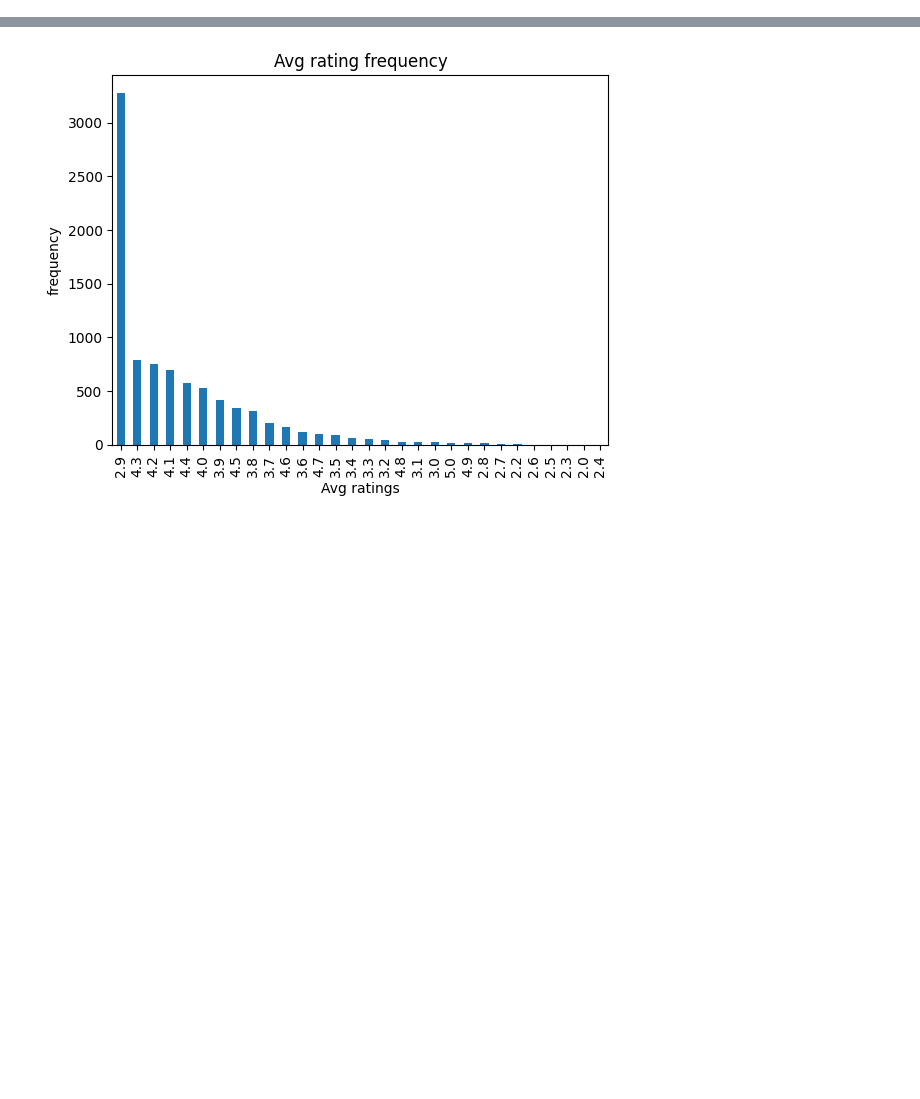
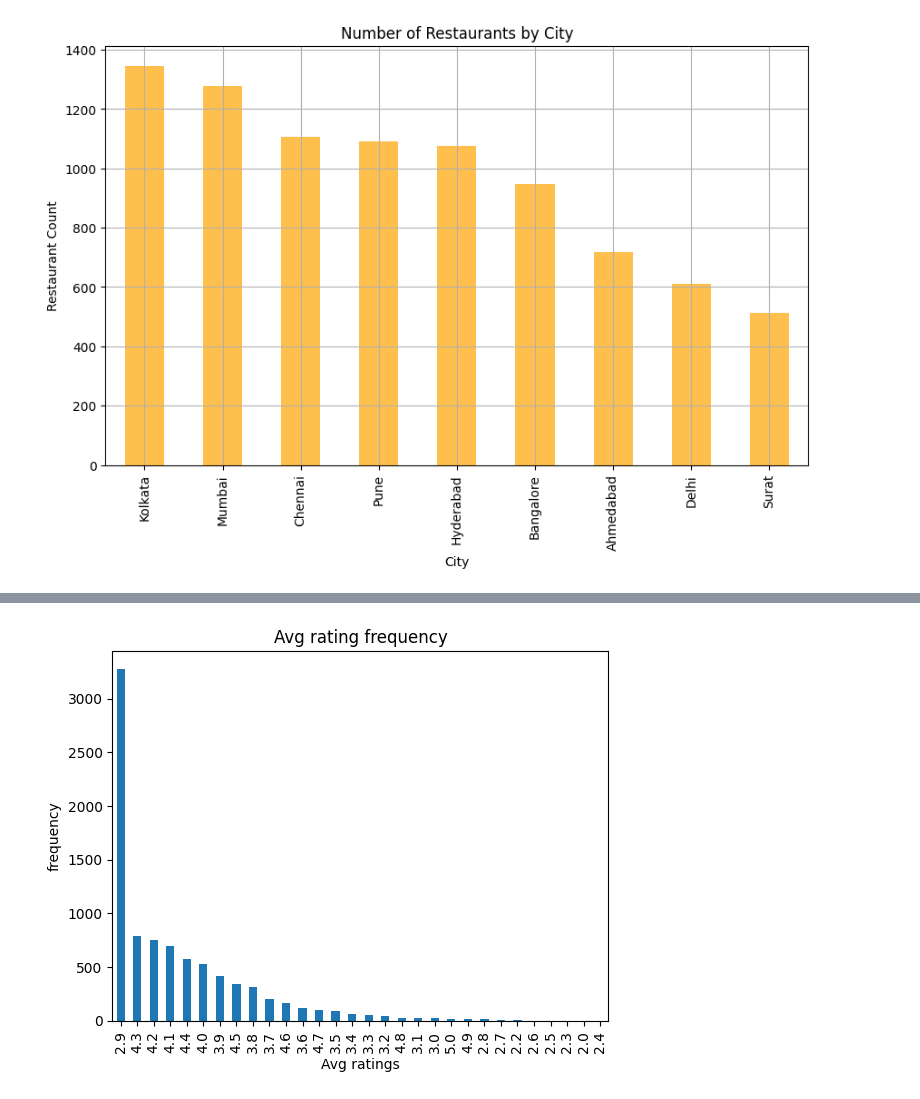
Before and after one commit to pawarsahil2005/DEVL-MiniProject, a Jupyter notebook: Untitled-1.ipynb, the cells around one changed output, grey strips where cells are left out. Saved outputs shown, nothing was run; the diff lists cells and outputs as text; code cells hidden in the pictures; blank space fills up the shorter version.

```diff
--- a/Untitled-1.ipynb
+++ b/Untitled-1.ipynb
@@ -1,3 +1,18 @@
+# %%
+import pandas as pd
+import matplotlib.pyplot as plt
+
+df = pd.read_csv(r"C:\Users\vaibhav\Downloads\swiggy1 (1).csv")
+plt.figure(figsize=(10,6))
+city_counts = df['City'].value_counts()
+city_counts.plot(kind='bar',color='orange',alpha=0.7)
+plt.title('Number of Restaurants by City')
+plt.xlabel('City')
+plt.ylabel('Restaurant Count')
+plt.grid()
+plt.show()
+# %% [output]
+[figure, added]
 # %%
 import pandas as pd
 import matplotlib.pyplot as plt
```
Also changed, not shown: parts of 4 cells of this notebook.
